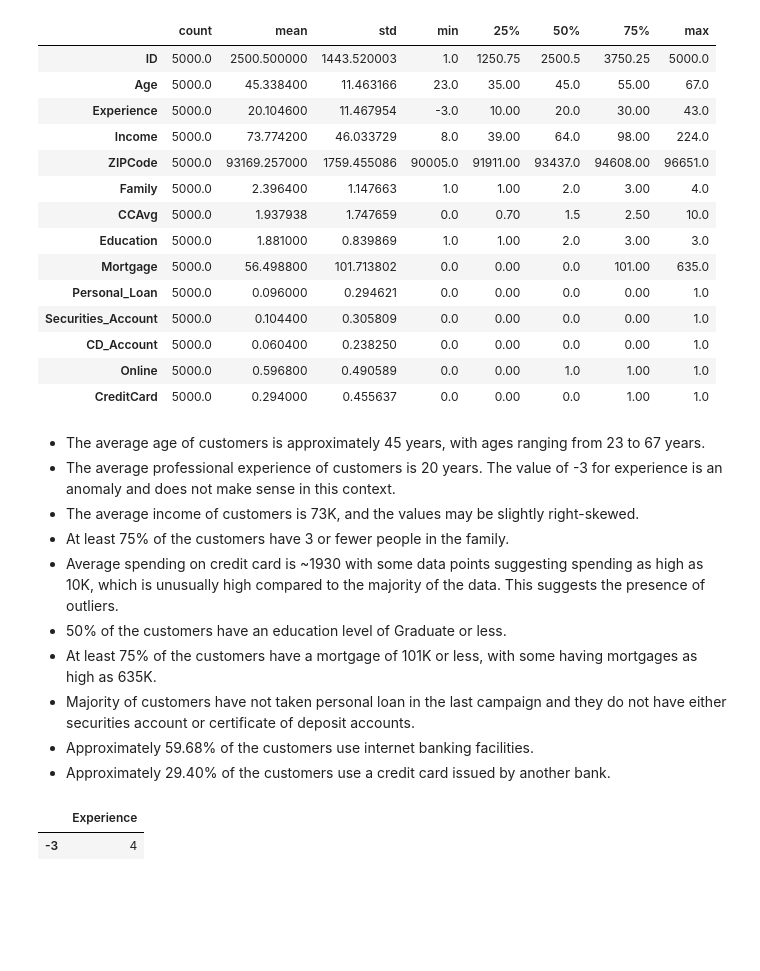
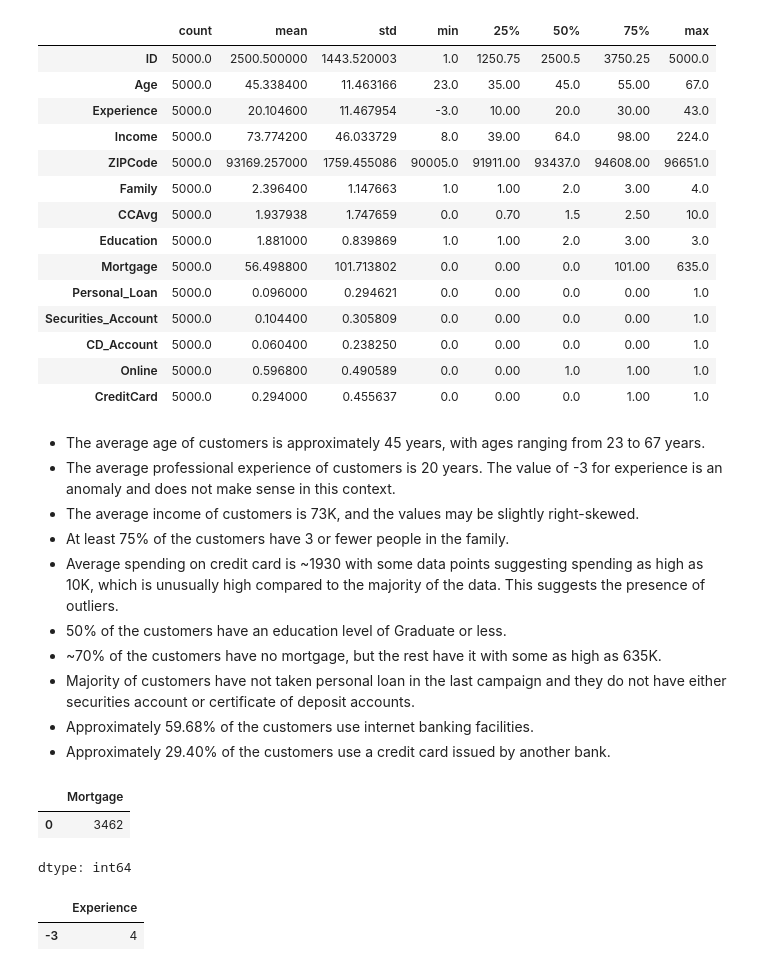
Before and after one commit to RashmiJK/PGP-AIML-PersonalLoan-ML, a Jupyter notebook: loan_purchase_modelling_dt.ipynb, the cells around one changed output. Cells and saved outputs as stored; diff of their text form; code cells hidden in the pictures; blank space fills up the shorter version.

```diff
--- a/loan_purchase_modelling_dt.ipynb
+++ b/loan_purchase_modelling_dt.ipynb
@@ -172,10 +172,17 @@ data.describe().T
 - At least 75% of the customers have 3 or fewer people in the family.
 - Average spending on credit card is ~1930 with some data points suggesting spending as high as 10K, which is unusually high compared to the majority of the data. This suggests the presence of outliers.
 - 50% of the customers have an education level of Graduate or less.
-- At least 75% of the customers have a mortgage of 101K or less, with some having mortgages as high as 635K.
+- ~70% of the customers have no mortgage, but the rest have it with some as high as 635K.
 - Majority of customers have not taken personal loan in the last campaign and they do not have either securities account or certificate of deposit accounts.
 - Approximately 59.68% of the customers use internet banking facilities.
 - Approximately 29.40% of the customers use a credit card issued by another bank.
+# %%
+# Count the number of rows where 'Mortgage' is 0
+data.loc[data['Mortgage'] == 0]['Mortgage'].value_counts()
+# %% [output]
+|  | Mortgage |
+| 0 | 3462 |
+dtype: int64
 # %%
 data.loc[data['Experience'] == -3]['Experience'].value_counts()
 # %% [output]
```
Also changed, not shown: parts of 16 cells of this notebook.
